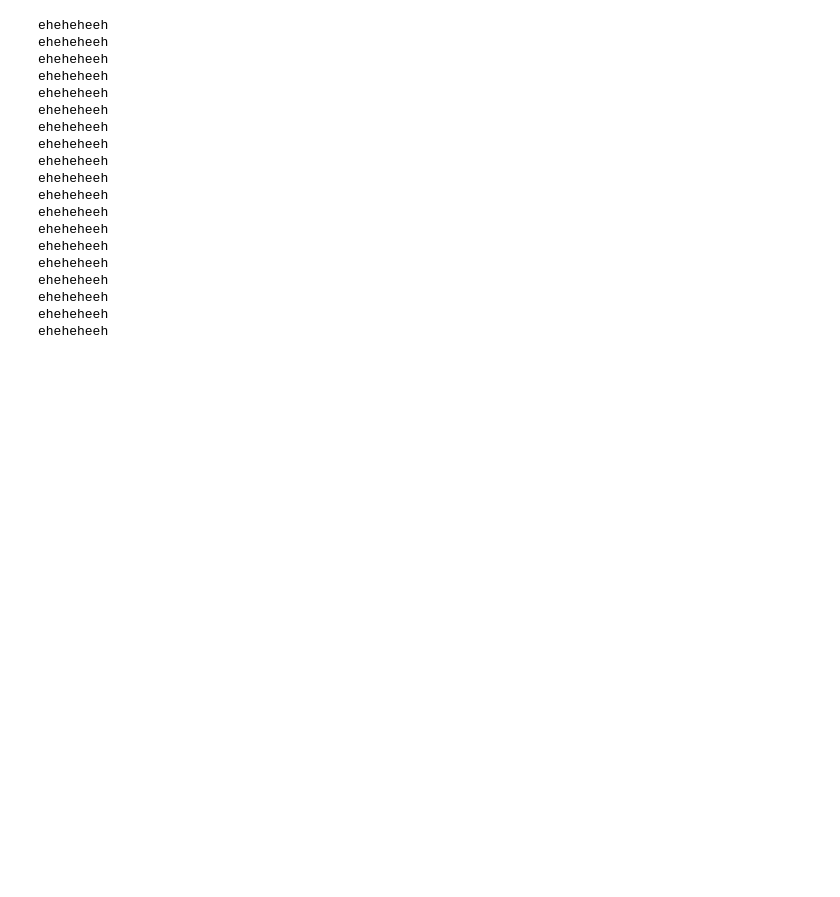
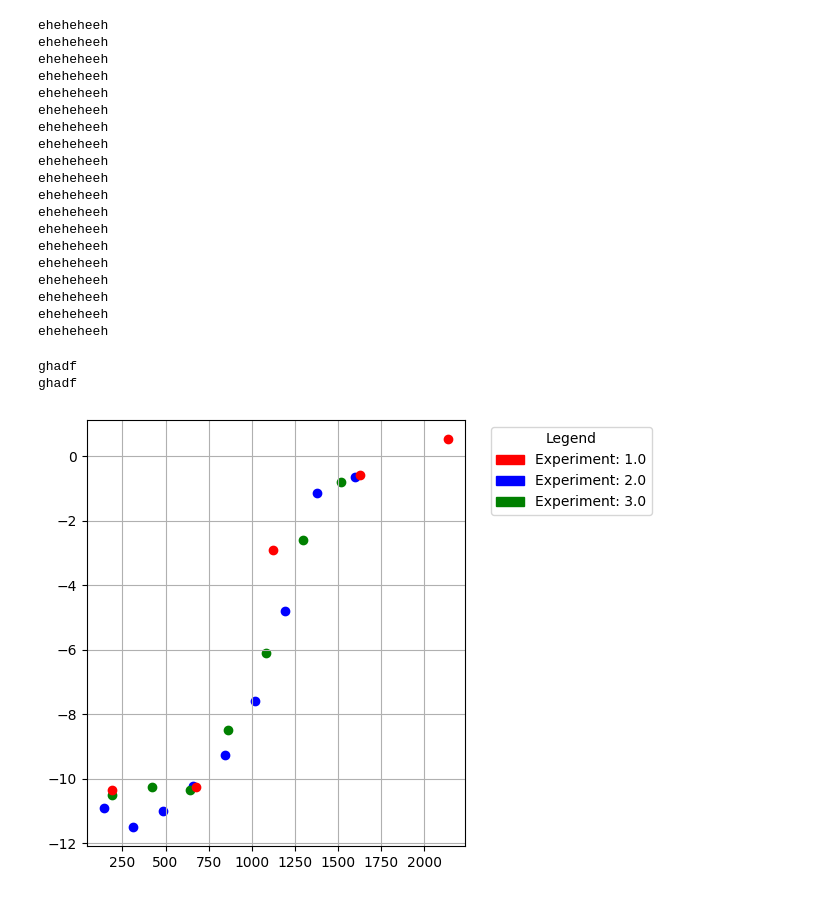
Before and after one commit to OP439/SiotDataAnalysis, a Jupyter notebook: tempcombine/testcombine.ipynb, the cells around one changed output. Cells and saved outputs as stored; diff of their text form; code cells hidden in the pictures; blank space fills up the shorter version.

Commit message:
got out the graph of heattime vs pixel velocity

```diff
--- a/tempcombine/testcombine.ipynb
+++ b/tempcombine/testcombine.ipynb
@@ -190,3 +192,57 @@ for index,row in df_joined.iterrows():
         df_joined.loc[index,'tempsummed'] = df_joined.loc[index-1,'tempsummed'] + df_joined.loc[index,'temptosum']
     except:
         ValueError, KeyError
+# %%
+# columns = ['A', 'B', 'C']  # Example column names
+# empty_df = pd.DataFrame(columns=columns)
+
+columns = ['time', 'velocity', 'heattime']
+df_heattime = pd.DataFrame(columns=columns)
+
+for index,row in df_joined.iterrows():
+    if not pd.isnull(row['timestamprounded']):
+        # df.loc[i] = ['name' + str(i)] + list(randint(10, size=2))
+        df_heattime.loc[index] = [row['timestamprounded'], row['velocity'], row['tempsummed']]
+
+
+df_heattime['velocity'] = df_heattime['velocity'].astype(float)
+df_heattime['heattime'] = df_heattime['heattime'].astype(float)
+df_heattime['time'] = pd.to_datetime(df_heattime['time'])
+
+df_heattime = df_heattime.sort_values(by=['time'])
+df_heattime = df_heattime.reset_index(drop=True)
+
+
+counter = 0
+### assign different identifier to each experiment
+for index,row in df_heattime.iterrows():
+    try:
+        df_heattime.loc[index, 'experiment'] = counter
+        if df_heattime.loc[index+1, 'time'] - df_heattime.loc[index, 'time'] > pd.Timedelta(minutes=45):
+            counter += 1
+            print('ghadf')
+    except:
+        ValueError, KeyError
+
+## specify the color for each exerpiment - will always need to be updated
+color_dict = {0: 'red', 1: 'blue', 2: 'green', 3: 'yellow', 4: 'orange', 5: 'purple', 6: 'pink', 7: 'black', 8: 'brown', 9: 'grey'}
+
+df_heattime['experimentcolor'] = df_heattime['experiment'].map(color_dict)
+
+
+for color,subset in df_heattime.groupby('experimentcolor'):
+    plt.scatter(subset['heattime'], subset['velocity'], color=color)
+
+
+# unique_values = df['Values'].unique()
+# legend_handles = [mpatches.Patch(color=plt.cm.viridis(i / len(unique_values)), label=f'Value: {value}') for i, value in enumerate(unique_values)]
+# plt.legend(handles=legend_handles, title='Legend', loc='upper right')
+unique_values = df_heattime['experiment'].unique()
+legend_handles = [mpatches.Patch(color=color_dict[i], label=f'Experiment: {value+1}') for i, value in enumerate(unique_values)]
+plt.legend(handles=legend_handles, title='Legend', bbox_to_anchor=(1.05,1), loc='upper left')
+plt.tight_layout()
+plt.grid(True)
+# %% [output]
+ghadf
+ghadf
+[figure, added]
```
Also changed, not shown: parts of 1 cell of this notebook.
